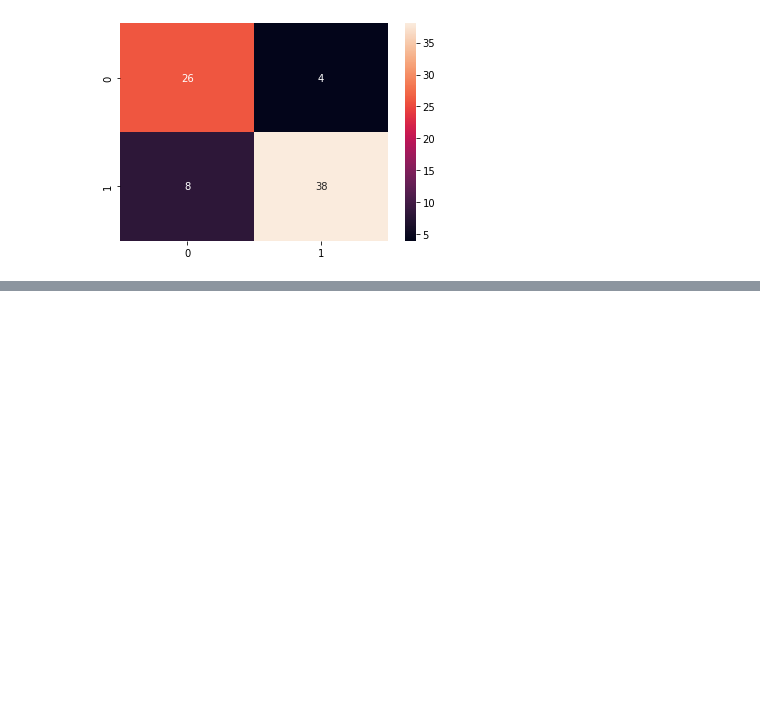
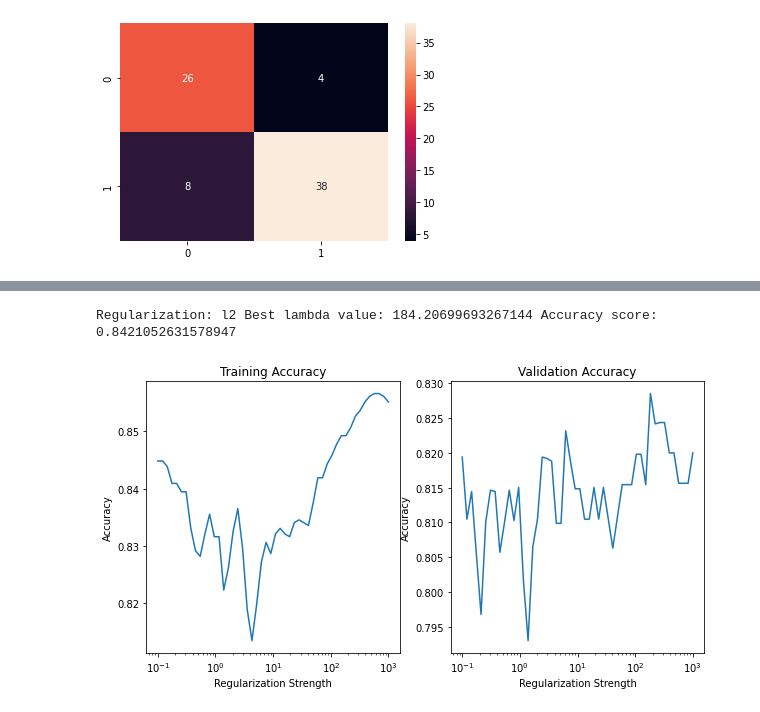
Before and after one commit to adil-ammar/Heart-Disease-Prediction, a Jupyter notebook: src/HDP_Logistic_Regression.ipynb, the cells around one changed output, grey strips where cells are left out. Drawn from its saved outputs; the diff is of its cells as text; code cells hidden in the pictures; blank space fills up the shorter version.

```diff
--- a/src/HDP_Logistic_Regression.ipynb
+++ b/src/HDP_Logistic_Regression.ipynb
@@ -104,0 +203,5 @@ weighted avg       0.85      0.84      0.84        76
+# %%
+bestw_l2, best_lam_l2 = run_lr_cross_valid(penalty='l2')
+# %% [output]
+Regularization: l2 Best lambda value: 184.20699693267144 Accuracy score: 0.8421052631578947
+[figure, added]
```
Also changed, not shown: parts of 13 cells of this notebook.
